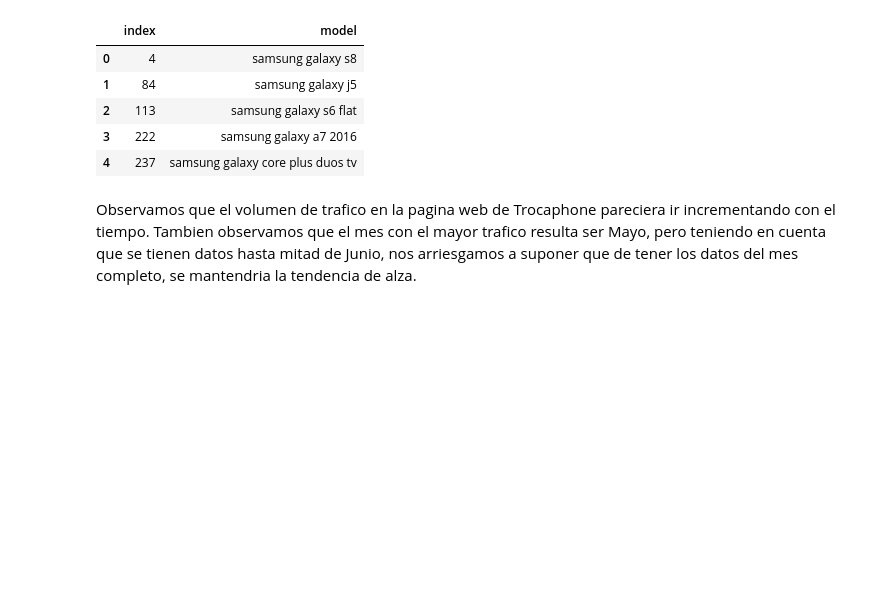
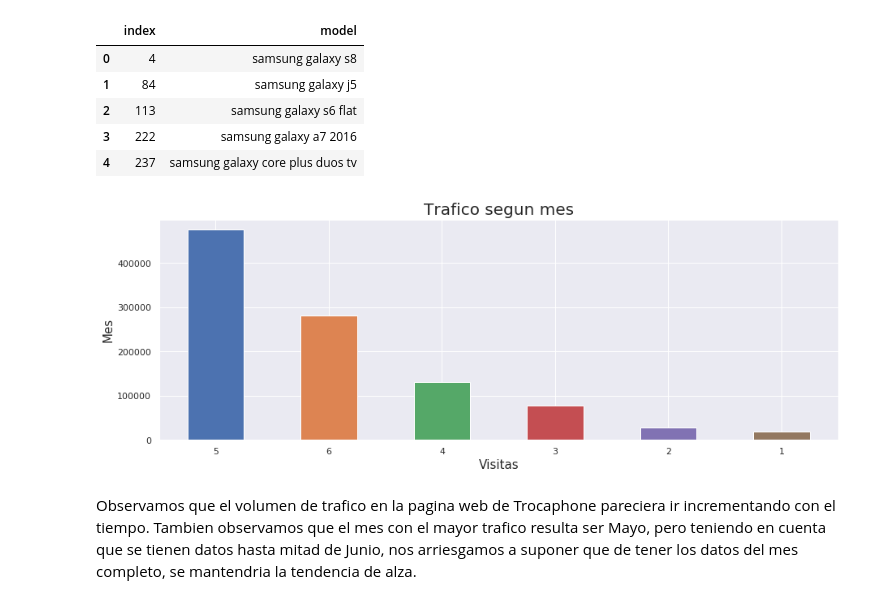
Before and after one commit to btusca/7506, a Jupyter notebook: TP2018/TP definitivo.ipynb, the cells around one changed output. Cells and saved outputs as stored; diff of their text form; code cells hidden in the pictures; blank space fills up the shorter version.

```diff
--- a/TP2018/TP definitivo.ipynb
+++ b/TP2018/TP definitivo.ipynb
@@ -45,12 +45,12 @@ plt.style.use('seaborn-darkgrid')
 sns.set(rc={'figure.figsize':(15.7,10.27)})
 # %%
 #Cargo los datos en memoria
-eventos = pd.read_csv('fiuba-trocafone-tp1-final-set/events.csv', low_memory=False)
+#eventos = pd.read_csv('fiuba-trocafone-tp1-final-set/events.csv', low_memory=False)
 eventos['timestamp'] =  pd.to_datetime(eventos['timestamp'])
 eventos[['marca','modelo']] = eventos['model'].dropna().str.split(' ',n=1,expand=True)
 eventos['weekday']=eventos['timestamp'].apply(lambda x: x.day_name())
 eventos['hour']=eventos['timestamp'].dt.hour
-eventos['month']=eventos['timestamp'].dt.month_name
+eventos['month']=eventos['timestamp'].dt.month
 # %%
 eventos.head()
 # %% [output]
@@ -382,6 +382,14 @@ modelosSamsung.head()
 | 2 | 113 | samsung galaxy s6 flat |
 | 3 | 222 | samsung galaxy a7 2016 |
 | 4 | 237 | samsung galaxy core plus duos tv |
+# %%
+eventos['month'].value_counts().plot(kind='bar',rot=0, figsize=(15,5))
+plt.title("Trafico segun mes", size=20)
+plt.xlabel("Visitas",size=15)
+plt.ylabel("Mes",size=15)
+plt.show()
+# %% [output]
+[figure, added]
 # %% [markdown]
 Observamos que el volumen de trafico en la pagina web de Trocaphone pareciera ir incrementando con el tiempo. Tambien observamos que el mes con el mayor trafico resulta ser Mayo, pero teniendo en cuenta que se tienen datos hasta mitad de Junio, nos arriesgamos a suponer que de tener los datos del mes completo, se mantendria la tendencia de alza.
 # %%
```
